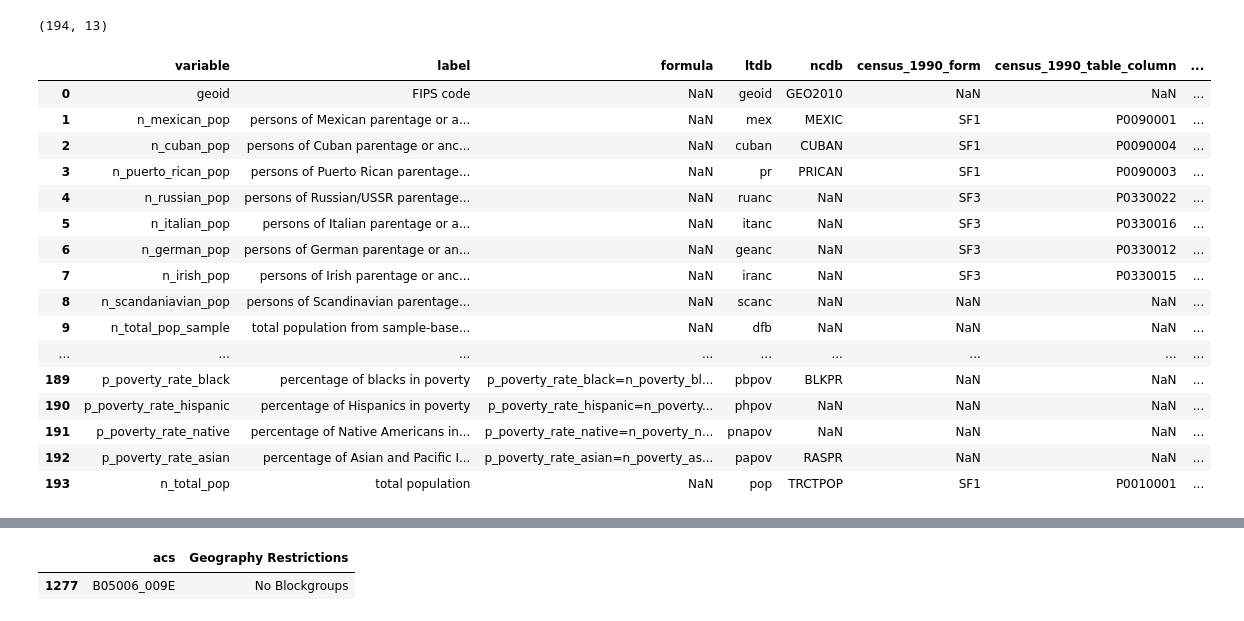
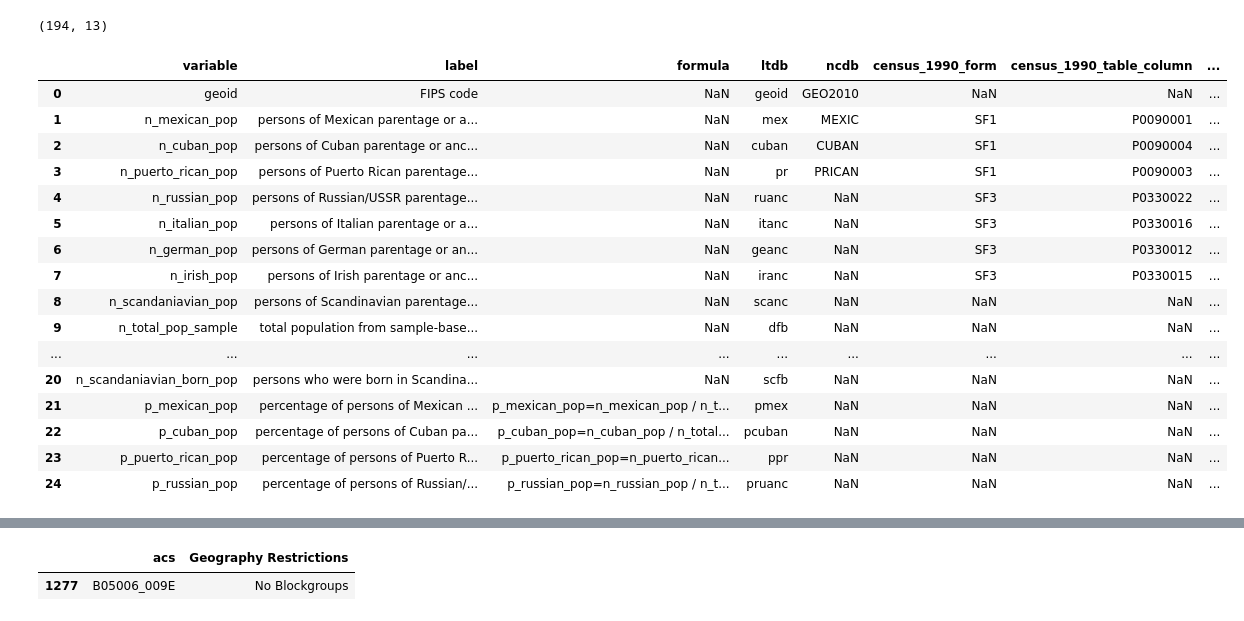
Before and after one commit to jchen321/geosnap4ed-1, a Jupyter notebook: census_reference_chart-02.ipynb, the cells around one changed output, grey strips where cells are left out. Saved outputs shown, nothing was run; the diff lists cells and outputs as text; code cells hidden in the pictures.

```diff
--- a/census_reference_chart-02.ipynb
+++ b/census_reference_chart-02.ipynb
@@ -97,25 +112,25 @@ merge.shape
 # %% [output]
 (194, 13)
 # %%
-merge
+merge.head(25)
 # %% [output]
 |  | variable | label | formula | ltdb | ncdb | census_1990_form | census_1990_table_column | ... |
 | 0 | geoid | FIPS code | NaN | geoid | GEO2010 | NaN | NaN | ... |
 | 1 | n_mexican_pop | persons of Mexican parentage or a... | NaN | mex | MEXIC | SF1 | P0090001 | ... |
 | 2 | n_cuban_pop | persons of Cuban parentage or anc... | NaN | cuban | CUBAN | SF1 | P0090004 | ... |
 | 3 | n_puerto_rican_pop | persons of Puerto Rican parentage... | NaN | pr | PRICAN | SF1 | P0090003 | ... |
 | 4 | n_russian_pop | persons of Russian/USSR parentage... | NaN | ruanc | NaN | SF3 | P0330022 | ... |
 | 5 | n_italian_pop | persons of Italian parentage or a... | NaN | itanc | NaN | SF3 | P0330016 | ... |
 | 6 | n_german_pop | persons of German parentage or an... | NaN | geanc | NaN | SF3 | P0330012 | ... |
 | 7 | n_irish_pop | persons of Irish parentage or anc... | NaN | iranc | NaN | SF3 | P0330015 | ... |
 | 8 | n_scandaniavian_pop | persons of Scandinavian parentage... | NaN | scanc | NaN | NaN | NaN | ... |
 | 9 | n_total_pop_sample | total population from sample-base... | NaN | dfb | NaN | NaN | NaN | ... |
 | ... | ... | ... | ... | ... | ... | ... | ... | ... |
-| 189 | p_poverty_rate_black | percentage of blacks in poverty | p_poverty_rate_black=n_poverty_bl... | pbpov | BLKPR | NaN | NaN | ... |
-| 190 | p_poverty_rate_hispanic | percentage of Hispanics in poverty | p_poverty_rate_hispanic=n_poverty... | phpov | NaN | NaN | NaN | ... |
-| 191 | p_poverty_rate_native | percentage of Native Americans in... | p_poverty_rate_native=n_poverty_n... | pnapov | NaN | NaN | NaN | ... |
-| 192 | p_poverty_rate_asian | percentage of Asian and Pacific I... | p_poverty_rate_asian=n_poverty_as... | papov | RASPR | NaN | NaN | ... |
-| 193 | n_total_pop | total population | NaN | pop | TRCTPOP | SF1 | P0010001 | ... |
+| 20 | n_scandaniavian_born_pop | persons who were born in Scandina... | NaN | scfb | NaN | NaN | NaN | ... |
+| 21 | p_mexican_pop | percentage of persons of Mexican ... | p_mexican_pop=n_mexican_pop / n_t... | pmex | NaN | NaN | NaN | ... |
+| 22 | p_cuban_pop | percentage of persons of Cuban pa... | p_cuban_pop=n_cuban_pop / n_total... | pcuban | NaN | NaN | NaN | ... |
+| 23 | p_puerto_rican_pop | percentage of persons of Puerto R... | p_puerto_rican_pop=n_puerto_rican... | ppr | NaN | NaN | NaN | ... |
+| 24 | p_russian_pop | percentage of persons of Russian/... | p_russian_pop=n_russian_pop / n_t... | pruanc | NaN | NaN | NaN | ... |
 # %%
 merge.loc[20]
 # several different names on the ACS for this variable
```
Also changed, not shown: parts of 5 cells of this notebook.
